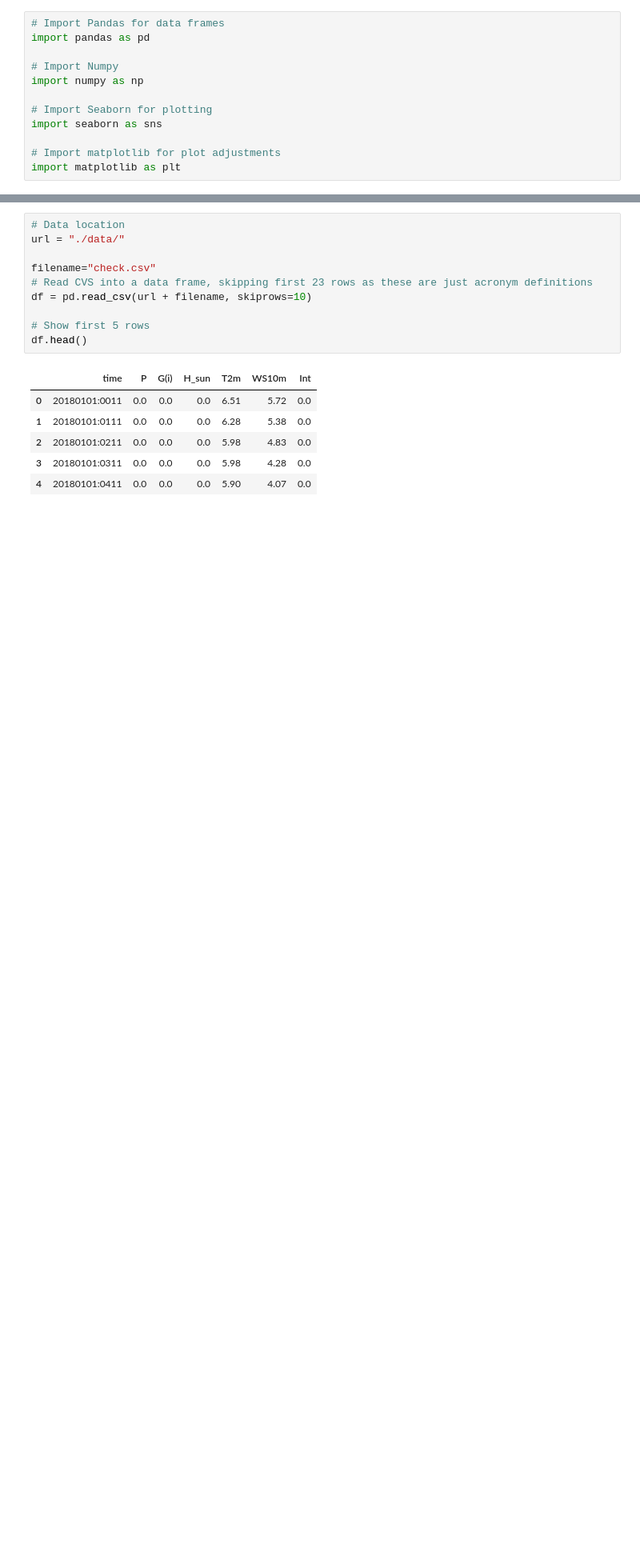
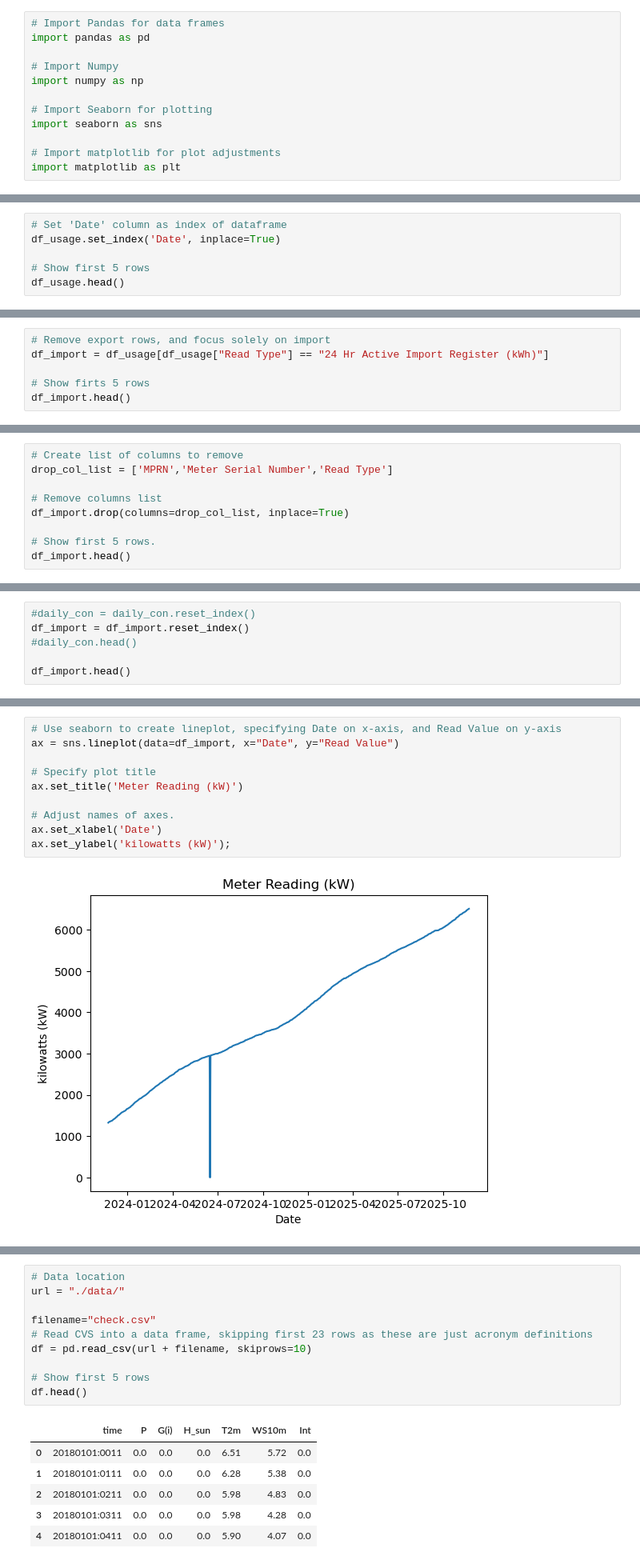
Before and after one commit to danielfinnerty/PFDA, a Jupyter notebook: project/solar_assessment.ipynb, the cells around one changed output, grey strips where cells are left out. Shown: that part at 80% size. Saved outputs shown, nothing was run; the diff lists cells and outputs as text; blank space fills up the shorter version.

Commit message:
Updated section 1 (Usage Data) in solar_assessment

```diff
--- a/project/solar_assessment.ipynb
+++ b/project/solar_assessment.ipynb
@@ -29,0 +142,6 @@ import matplotlib as plt
+# %%
+# Set 'Date' column as index of dataframe
+df_usage.set_index('Date', inplace=True)
+
+# Show first 5 rows
+df_usage.head()
@@ -29,0 +169,6 @@ import matplotlib as plt
+# %%
+# Remove export rows, and focus solely on import
+df_import = df_usage[df_usage["Read Type"] == "24 Hr Active Import Register (kWh)"]
+
+# Show firts 5 rows
+df_import.head()
@@ -29,0 +193,9 @@ import matplotlib as plt
+# %%
+# Create list of columns to remove
+drop_col_list = ['MPRN','Meter Serial Number','Read Type']
+
+# Remove columns list
+df_import.drop(columns=drop_col_list, inplace=True)
+
+# Show first 5 rows.
+df_import.head()
@@ -29,0 +216,6 @@ import matplotlib as plt
+# %%
+#daily_con = daily_con.reset_index()
+df_import = df_import.reset_index()
+#daily_con.head()
+
+df_import.head()
@@ -29,0 +231,12 @@ import matplotlib as plt
+# %%
+# Use seaborn to create lineplot, specifying Date on x-axis, and Read Value on y-axis
+ax = sns.lineplot(data=df_import, x="Date", y="Read Value")
+
+# Specify plot title
+ax.set_title('Meter Reading (kW)')
+
+# Adjust names of axes.
+ax.set_xlabel('Date')
+ax.set_ylabel('kilowatts (kW)');
+# %% [output]
+[figure, new version]
```
Also changed, not shown: parts of 66 cells of this notebook, 1 other file.
